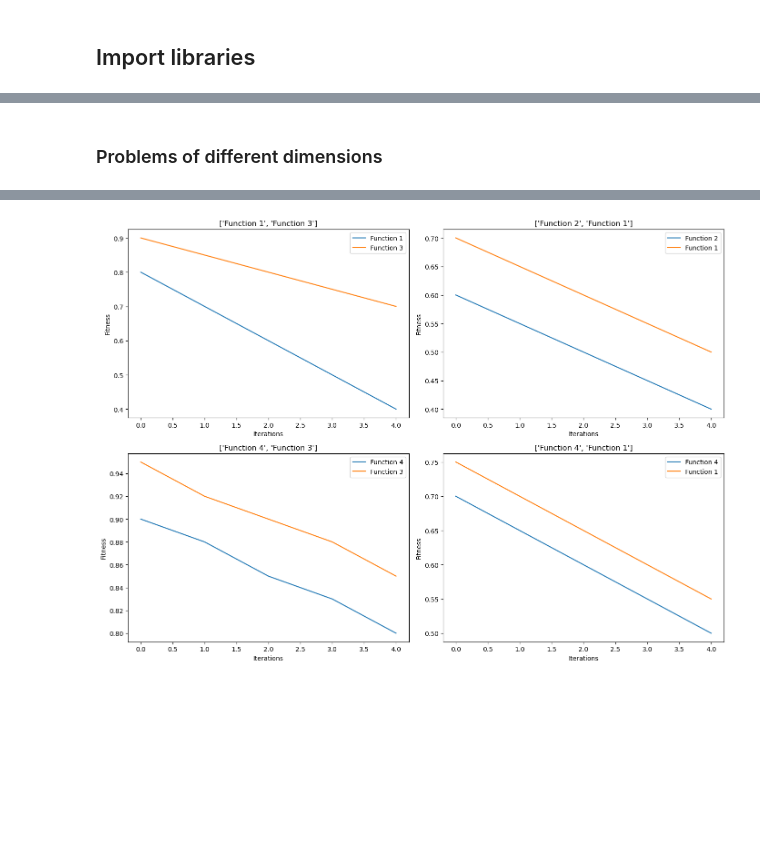
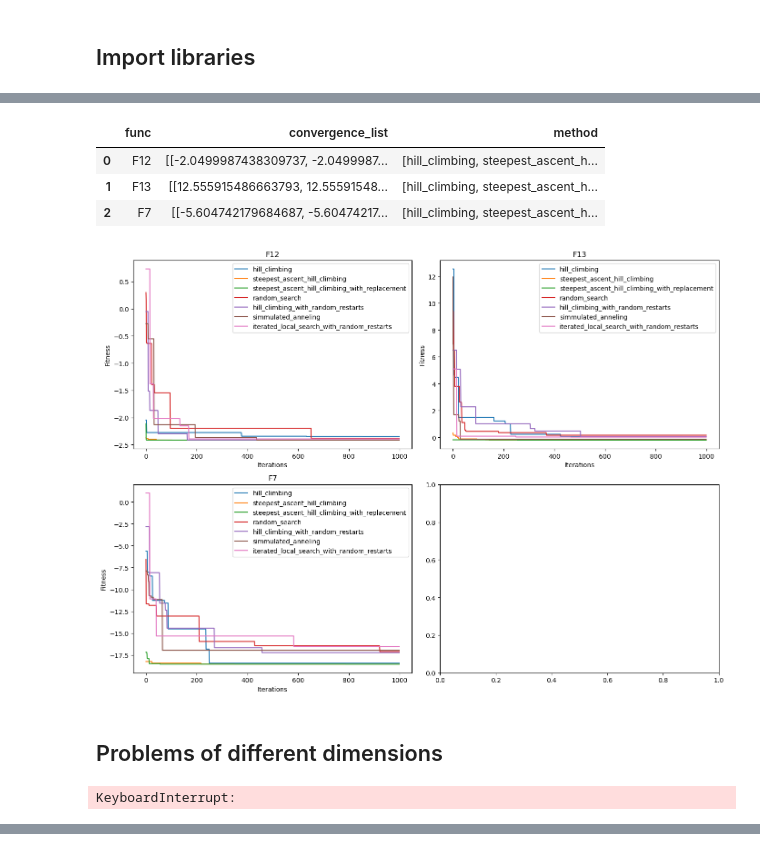
Before and after one commit to lemurianredmage/maestria-sandbox, a Jupyter notebook: Semestre-02/computo_evolutivo/evolutive-computer-algorithms/src/metaheuristics_methods_evaluation.ipynb, the cells around one changed output, grey strips where cells are left out. Cells and saved outputs as stored; diff of their text form; code cells hidden in the pictures; blank space fills up the shorter version.

```diff
--- a/Semestre-02/computo_evolutivo/evolutive-computer-algorithms/src/metaheuristics_methods_evaluation.ipynb
+++ b/Semestre-02/computo_evolutivo/evolutive-computer-algorithms/src/metaheuristics_methods_evaluation.ipynb
@@ -83,4 +50,17 @@ two_dimensions_df.head(20)
+# %%
+two_dimensions_df_group_by_function
+# %% [output]
+|  | func | convergence_list | method |
+| 0 | F12 | [[-2.0499987438309737, -2.0499987... | [hill_climbing, steepest_ascent_h... |
+| 1 | F13 | [[12.555915486663793, 12.55591548... | [hill_climbing, steepest_ascent_h... |
+| 2 | F7 | [[-5.604742179684687, -5.60474217... | [hill_climbing, steepest_ascent_h... |
+# %%
+GraphResults.plot(two_dimensions_df)
+# %% [output]
+[figure, added]
 # %% [markdown]
-### Problems of different dimensions
+## Problems of different dimensions
 # %%
-multiple_dimensions_df = Experiment.experimentForMultipleDimensions(1000, 1000)
+multiple_dimensions_df = Experiment.experimentForMultipleDimensions(10, 1000)
+# %% [output]
+KeyboardInterrupt:
@@ -93,47 +75,3 @@ multiple_dimensions_df.tail(5)
 | 137 | F11 | hill_climbing_with_random_restarts | {'maxStep': 20, 'number_experimen... | 1000 | [8.940653903973741, 8.94065390397... | -1.563099 | 8.739883 | ... |
 | 138 | F11 | simmulated_anneling | {'maxStep': 20, 'number_experimen... | 1000 | [9.627862030245081, 9.62786203024... | -6.524605 | 9.627862 | ... |
 | 139 | F11 | iterated_local_search_with_random... | {'maxStep': 20, 'number_experimen... | 1000 | [9.658788840923604, 9.65878884092... | -0.044398 | 8.713250 | ... |
-# %%
-import pandas as pd
-import matplotlib.pyplot as plt
-
-def plot_convergence(df, algorithms, function_labels):
-    # Create a 2x2 grid of subplots
-    fig, axes = plt.subplots(2, 2, figsize=(14, 10))
-
-    for idx, (ax, function_data) in enumerate(zip(axes.flatten(), df)):
-        # Plot for each function
-        for i, algorithm_data in enumerate(function_data['convergence_lists']):
-            ax.plot(range(len(algorithm_data)), algorithm_data, label=function_data['problem'][i])
-
-        # Set labels and title for each subplot
-        ax.set_title(function_labels[idx])
-        ax.set_xlabel('Iterations')
-        ax.set_ylabel('Fitness')
-        ax.legend()
-
-    # Adjust layout to prevent overlap
-    plt.tight_layout()
-    plt.show()
-
-data = {
-    'problem': [['Function 1', 'Function 3'], ['Function 2', 'Function 1'], ['Function 4', 'Function 3'], ['Function 4', 'Function 1']],
-    'convergence_lists': [
-        [[0.8, 0.7, 0.6, 0.5, 0.4], [0.9, 0.85, 0.8, 0.75, 0.7]],  # Function 1: 2 algorithms
-        [[0.6, 0.55, 0.5, 0.45, 0.4], [0.7, 0.65, 0.6, 0.55, 0.5]],  # Function 2: 2 algorithms
-        [[0.9, 0.88, 0.85, 0.83, 0.8], [0.95, 0.92, 0.9, 0.88, 0.85]],  # Function 3: 2 algorithms
-        [[0.7, 0.65, 0.6, 0.55, 0.5], [0.75, 0.7, 0.65, 0.6, 0.55]]   # Function 4: 2 algorithms
-    ]
-}
-
-# Convert dictionary into DataFrame
-df = pd.DataFrame(data)
-
-# Example algorithms
-algorithms = ['Algorithm 1', 'Algorithm 2']
-function_labels = df['problem'].tolist()
-
-# Call the function
-plot_convergence(df.to_dict(orient='records'), algorithms, function_labels)
-# %% [output]
-[figure, removed]
```
Also changed, not shown: parts of 19 cells of this notebook, 5 other files.
